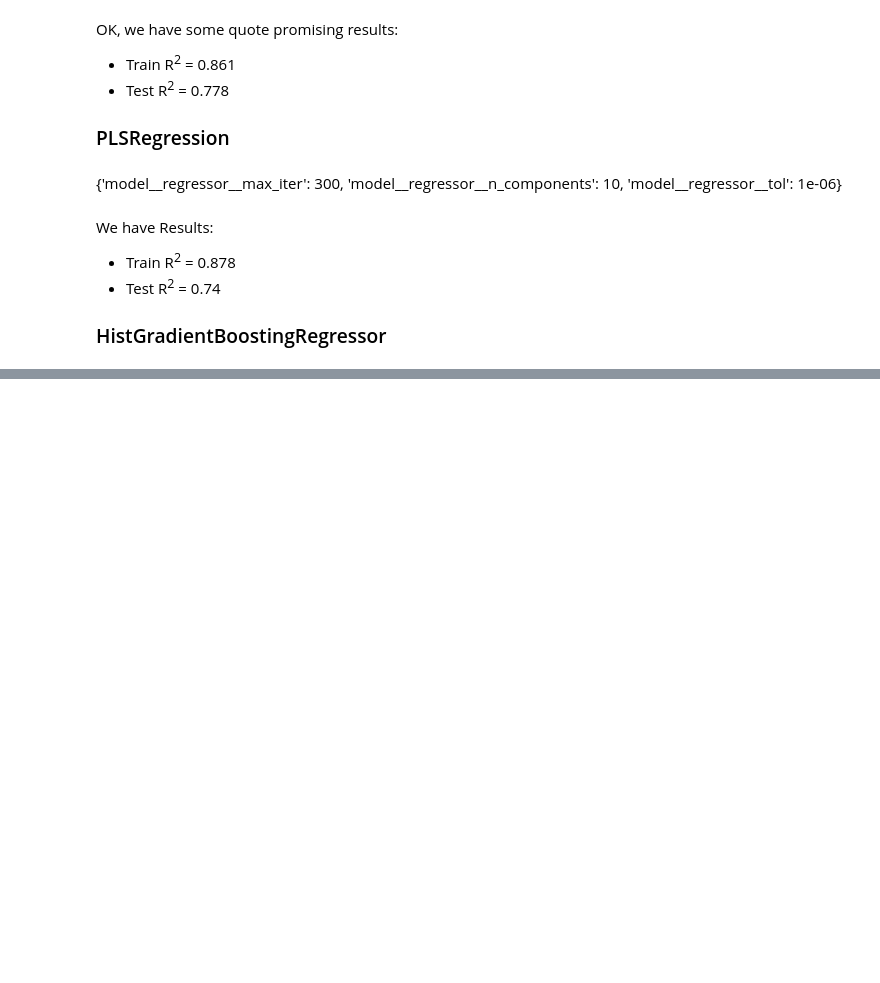
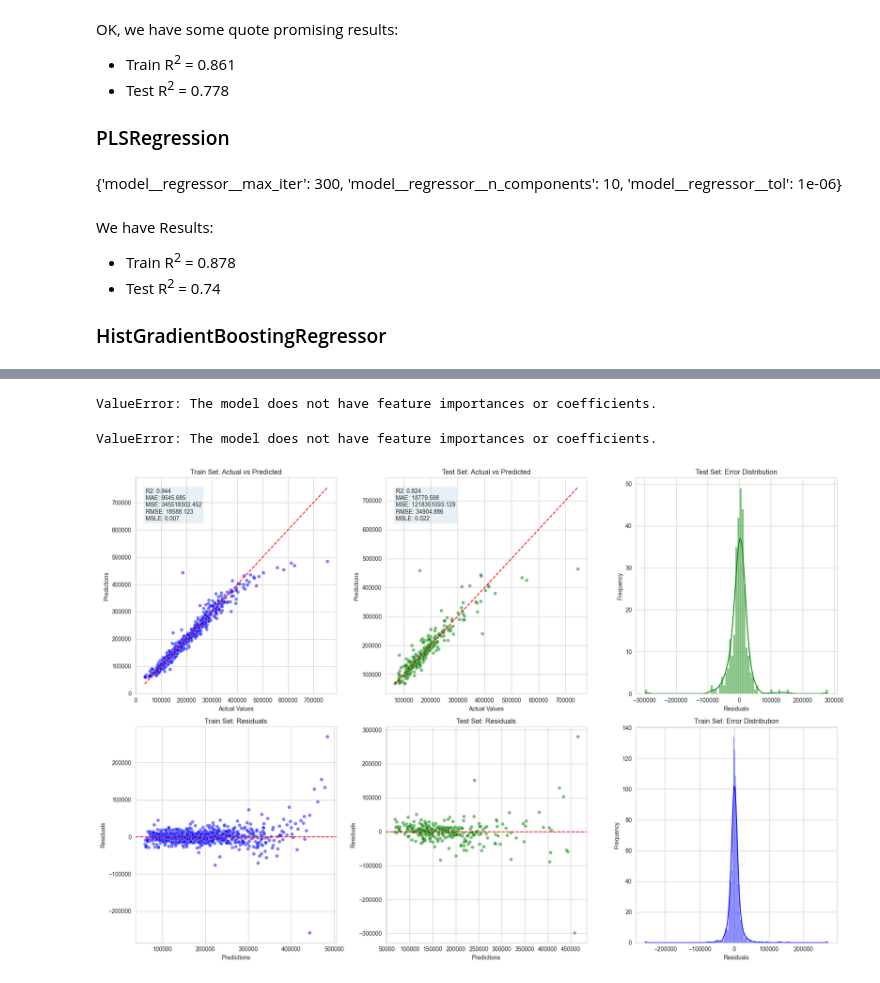
Before and after one commit to Tomosius/heritage_houses_p5, a Jupyter notebook: jupyter_notebooks/09_Modeling_and_Evaluation_hypothesis_3.ipynb, the cells around one changed output, grey strips where cells are left out. Cells and saved outputs as stored; diff of their text form; code cells hidden in the pictures; blank space fills up the shorter version.

Commit message:
09_Modeling_and_Evaluation_hypothesis_3.ipynb
HistGradientBoostRegressor model completed, R2 - 0.824

```diff
--- a/jupyter_notebooks/09_Modeling_and_Evaluation_hypothesis_3.ipynb
+++ b/jupyter_notebooks/09_Modeling_and_Evaluation_hypothesis_3.ipynb
@@ -1055,0 +1096,4 @@ We have Results:
+# %%
+search_tuned_hgb = grid_cv_search_hp(models=models_tune_search_hgb, params=params_tune_search_hgb,
+                                    target_transformer=target_transformation_pipeline)
+search_tuned_hgb.fit(X_train, y_train, scoring='r2', n_jobs=-1, cv=5, refit=True)
@@ -1055,0 +1135,3 @@ We have Results:
+# %%
+models_tune_summary_hgb, models_tune_pipelines_hgb = search_tuned_hgb.score_summary(sort_by='mean_score')
+models_tune_summary_hgb
@@ -1055,0 +1157,5 @@ We have Results:
+# %%
+# Selecting best Model
+
+best_model_hgb = models_tune_summary_hgb.iloc[0]['estimator']
+best_model_hgb
@@ -1055,0 +1185,5 @@ We have Results:
+# %%
+# Best Pipeline
+
+best_pipeline_hgb = models_tune_pipelines_hgb[best_model_hgb].best_estimator_
+best_pipeline_hgb
@@ -1055,0 +1208,13 @@ We have Results:
+# %%
+plot_feature_importance_absolute(best_pipeline_hgb)
+# %% [output]
+ValueError: The model does not have feature importances or coefficients.
+# %%
+get_sorted_feature_importances(best_pipeline_hgb)
+# %% [output]
+ValueError: The model does not have feature importances or coefficients.
+# %%
+regression_performance(X_train, y_train, X_test, y_test, best_pipeline_hgb)
+regression_evaluation_plots(X_train, y_train, X_test, y_test, best_pipeline_hgb)
+# %% [output]
+[figure, added]
```
Also changed, not shown: parts of 77 cells of this notebook.
